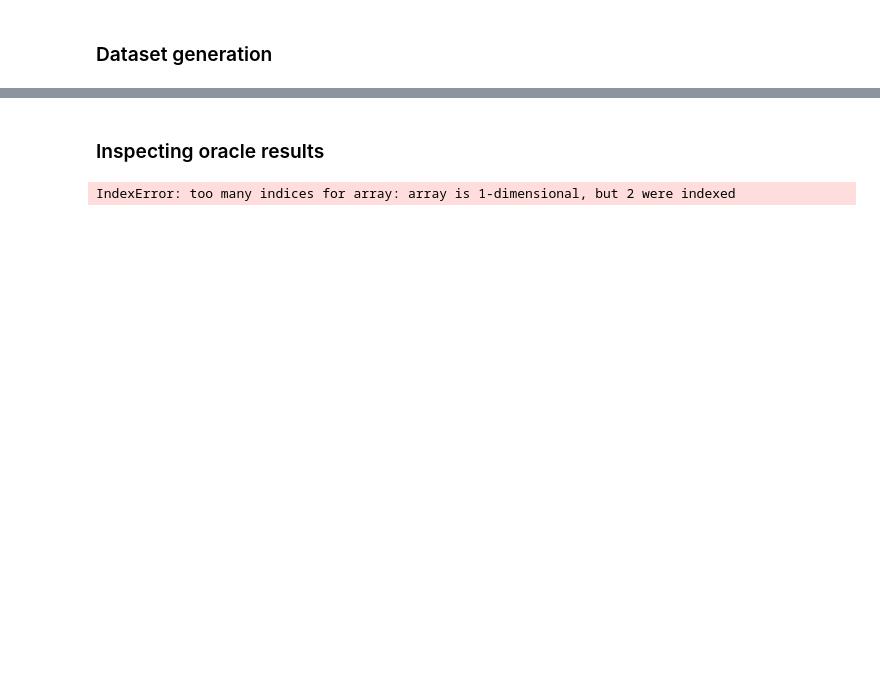
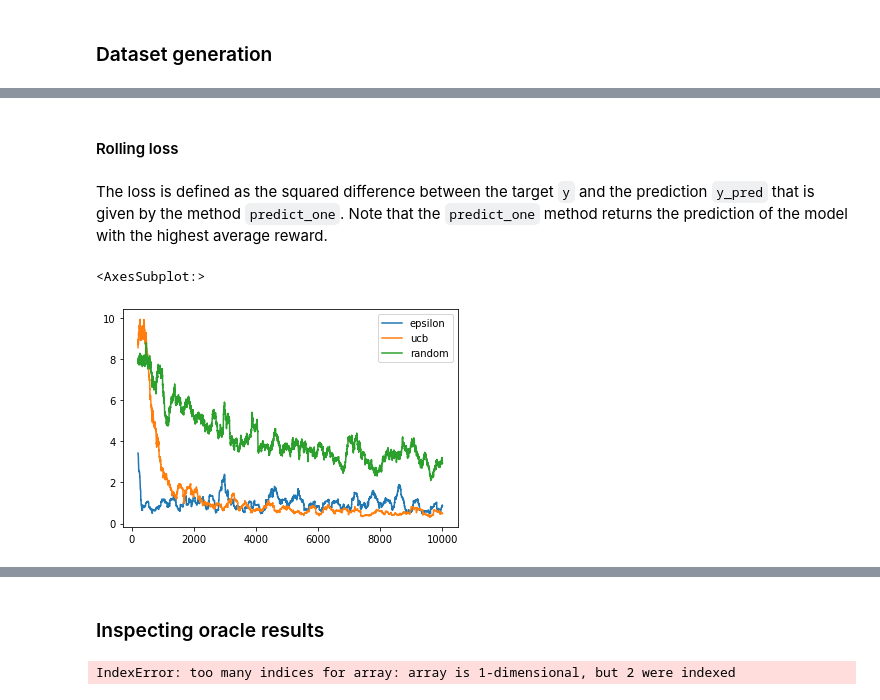
Before and after one commit to etiennekintzler/workbench, a Jupyter notebook: Bandits.ipynb, the cells around one changed output, grey strips where cells are left out. Cells and saved outputs as stored; diff of their text form; code cells hidden in the pictures; blank space fills up the shorter version.

```diff
--- a/Bandits.ipynb
+++ b/Bandits.ipynb
@@ -267 +317,14 @@ pd.DataFrame({ key : bandits[key]._average_reward
+# %% [markdown]
+#### Rolling loss
+# %% [markdown]
+The loss is defined as the squared difference between the target `y` and the prediction `y_pred` that is given by the method `predict_one`. Note that the `predict_one` method returns the prediction of the model with the highest average reward.
+# %%
+(pd.DataFrame({key:value[:] for key,value in bandits_loss.items() if len(value) > 0})
+ .rolling(200)
+ .mean()
+ .iloc[:]
+ .plot())
+# %% [output]
+<AxesSubplot:>
+[figure, added]
 # %% [markdown]
```
Also changed, not shown: parts of 40 cells of this notebook, 1 other file.
